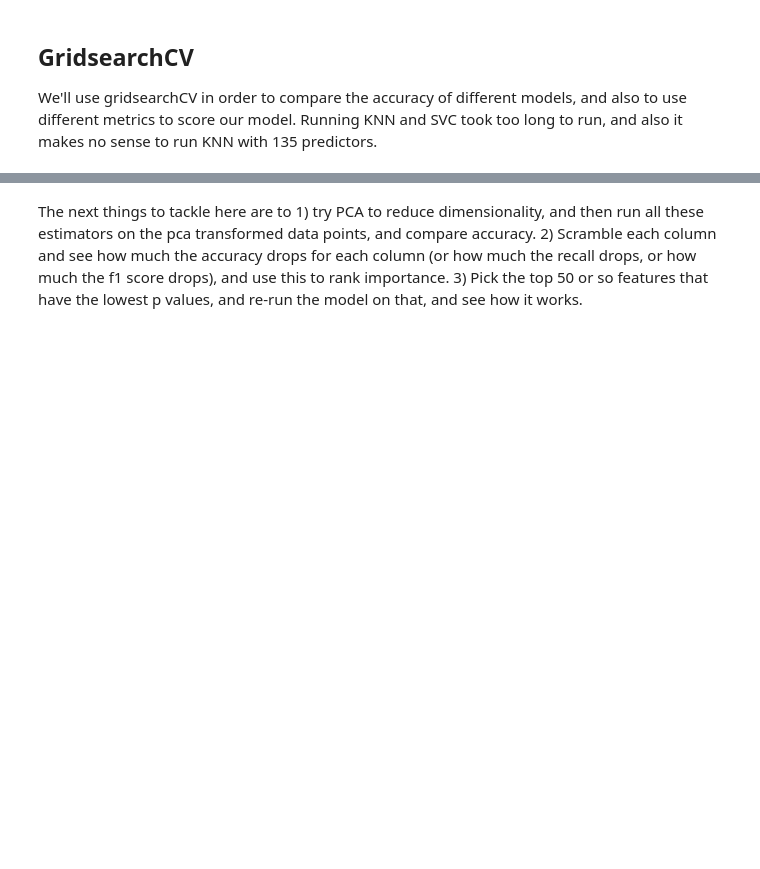
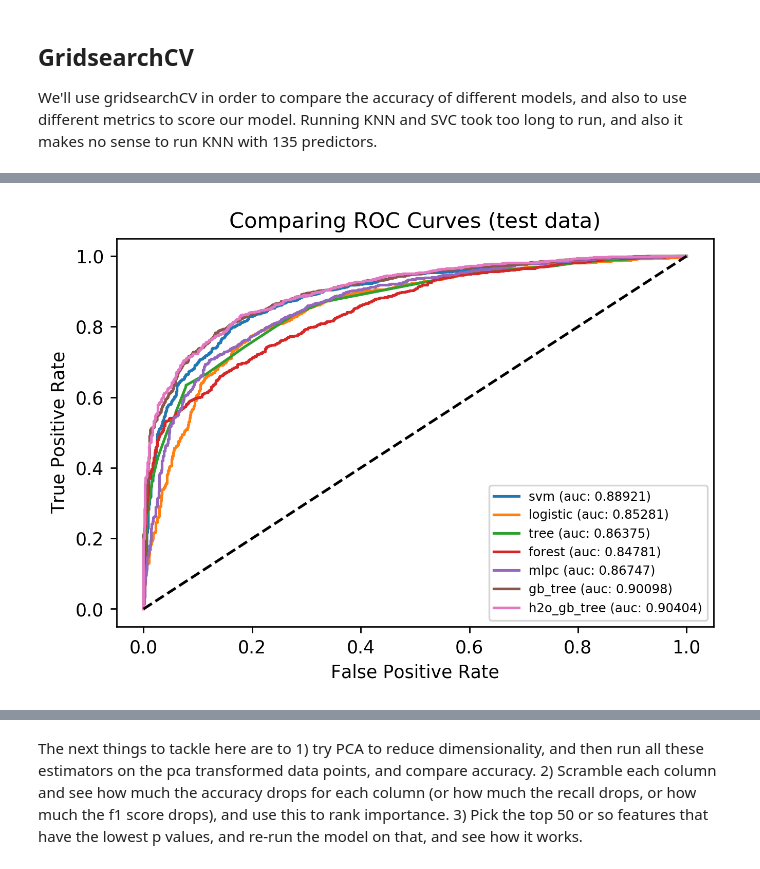
Before and after one commit to jl56923/Predicting-survival-after-cardiac-arrest, a Jupyter notebook: 3_Models.ipynb, the cells around one changed output, grey strips where cells are left out. Saved outputs shown, nothing was run; the diff lists cells and outputs as text; code cells hidden in the pictures; blank space fills up the shorter version.

```diff
--- a/3_Models.ipynb
+++ b/3_Models.ipynb
@@ -423,0 +413,4 @@ fig.savefig('ROC_curves.png')
+# %%
+# Let's add the h2o gradient boosted tree ROC curve to this graph.
+with open("pkls/y_h2o_test_df_2.pkl", "rb") as picklefile:
+    y_h2o_test_df = pickle.load(picklefile)
@@ -423,0 +441,20 @@ fig.savefig('ROC_curves.png')
+# %%
+y_h2o_gb_test_probs = y_h2o_test_df['predict']
+fpr, tpr, _ = roc_curve(y_h2o_test_df['target'], y_h2o_test_df['expired'], pos_label='expired')
+auc_score = auc(fpr, tpr)
+# %%
+roc_plotting_stuff.append(('h2o_gb_tree', tpr, fpr, auc_score))
+# %%
+plt.figure(dpi=250)
+for name, tpr, fpr, auc_score in roc_plotting_stuff:
+    plt.plot(fpr, tpr, label=name+' (auc: %.5f)'%auc_score)
+plt.legend(loc='lower right', fontsize=7)
+plt.plot([0, 1], [0, 1], color='k', linestyle='--');
+plt.xlabel("False Positive Rate")
+plt.ylabel("True Positive Rate")
+plt.title("Comparing ROC Curves (test data)");
+
+fig = plt.gcf()
+fig.savefig('ROC_curves.png')
+# %% [output]
+[figure, added]
```
Also changed, not shown: parts of 115 cells of this notebook, 5 other files.
